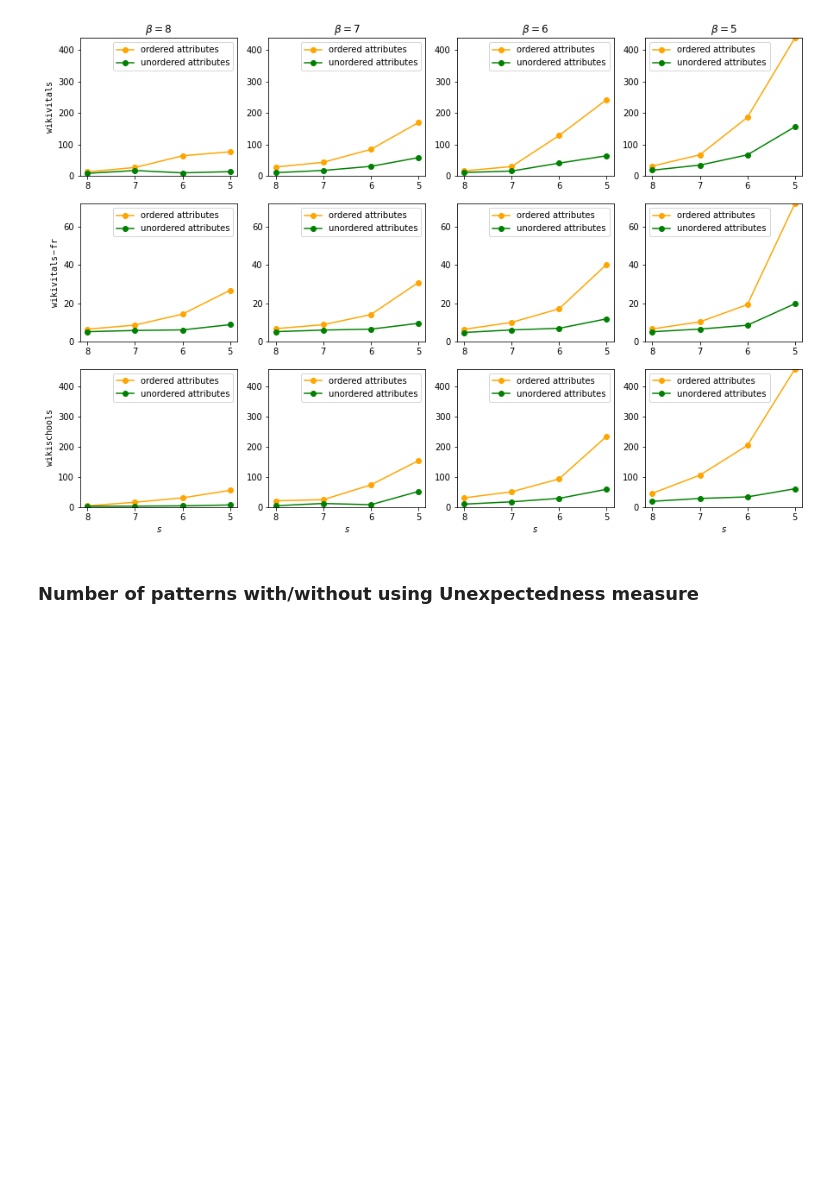
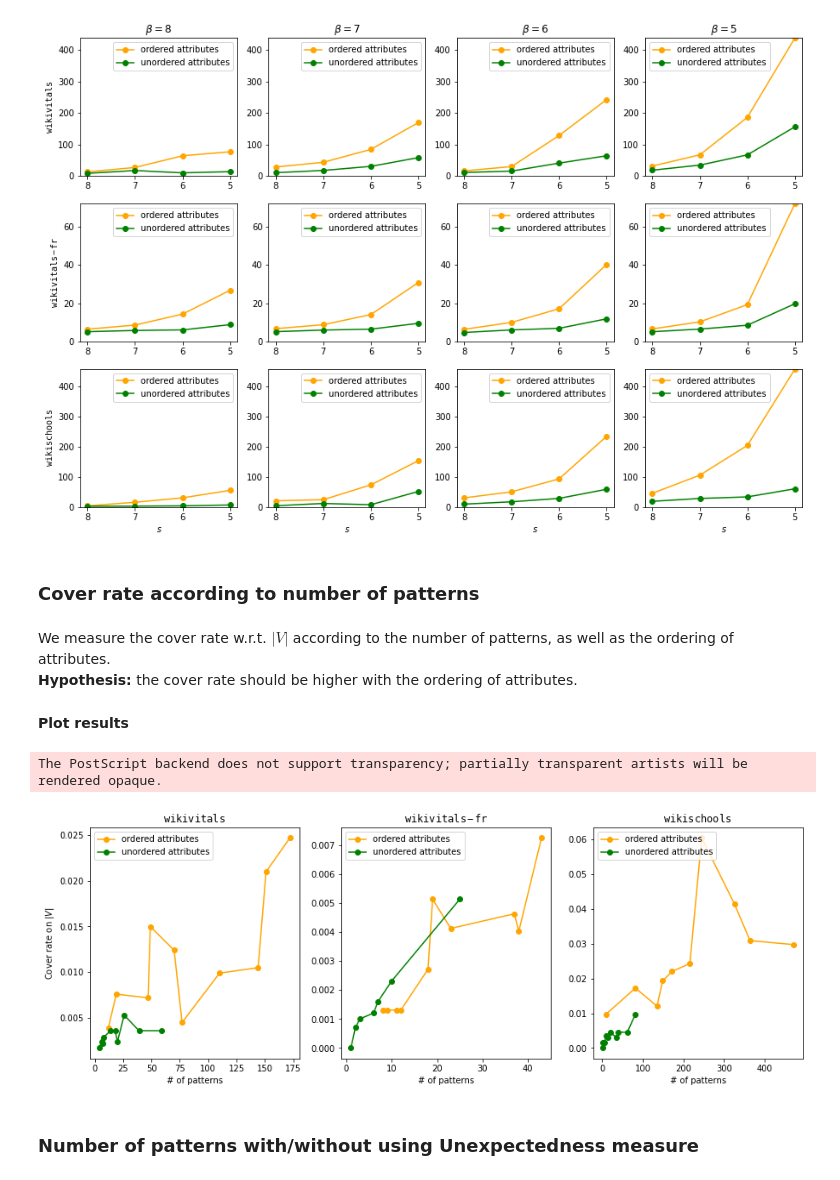
Before and after one commit to Co-MEG/CoMEG, a Jupyter notebook: notebooks/pattern_analysis.ipynb, the cells around one changed output. Drawn from its saved outputs; the diff is of its cells as text; code cells hidden in the pictures; blank space fills up the shorter version.

Commit message:
cover rate analysis

```diff
--- a/notebooks/pattern_analysis.ipynb
+++ b/notebooks/pattern_analysis.ipynb
@@ -247,3 +247,8 @@ plt.savefig('../output/img/attribute_ordering.eps', dpi=200, bbox_inches='tight'
 # %% [output]
 The PostScript backend does not support transparency; partially transparent artists will be rendered opaque.
 [figure]
+# %% [markdown]
+### Cover rate according to number of patterns
+# %% [markdown]
+We measure the cover rate w.r.t. $|V|$ according to the number of patterns, as well as the ordering of attributes.
+**Hypothesis:** the cover rate should be higher with the ordering of attributes.
@@ -250,3 +290,23 @@ The PostScript backend does not support transparency; partially transparent arti
+# %% [markdown]
+**Plot results**
+# %%
+fig, ax = plt.subplots(1, 3, figsize=(15, 5))
+
+for d, dataset in enumerate(datasets):
+    sort_vals = dict(sorted(cover_rates.get(dataset).get('ord').items()))
+    not_sort_vals = dict(sorted(cover_rates.get(dataset).get('not_ord').items()))
+    ax[d].plot(list(sort_vals.keys())[:10], list(sort_vals.values())[:10], label='ordered attributes', color='orange', marker='o')
+    ax[d].plot(list(not_sort_vals.keys())[:10], list(not_sort_vals.values())[:10], label='unordered attributes', color='green', marker='o')
+    ax[d].legend(loc='upper left')
+    ax[d].set_title(rf'$\tt{dataset}$')
+    ax[d].set_xlabel(rf'# of patterns')
+ax[0].set_ylabel(r'Cover rate on $|V|$')
+
+# Save image
+plt.savefig('../output/img/cover_rate.eps', dpi=200, bbox_inches='tight')
+# %% [output]
+The PostScript backend does not support transparency; partially transparent artists will be rendered opaque.
+[figure, added]
 # %% [markdown]
 ### Number of patterns with/without using Unexpectedness measure
 # %% [markdown]
```
Also changed, not shown: parts of 68 cells of this notebook.
